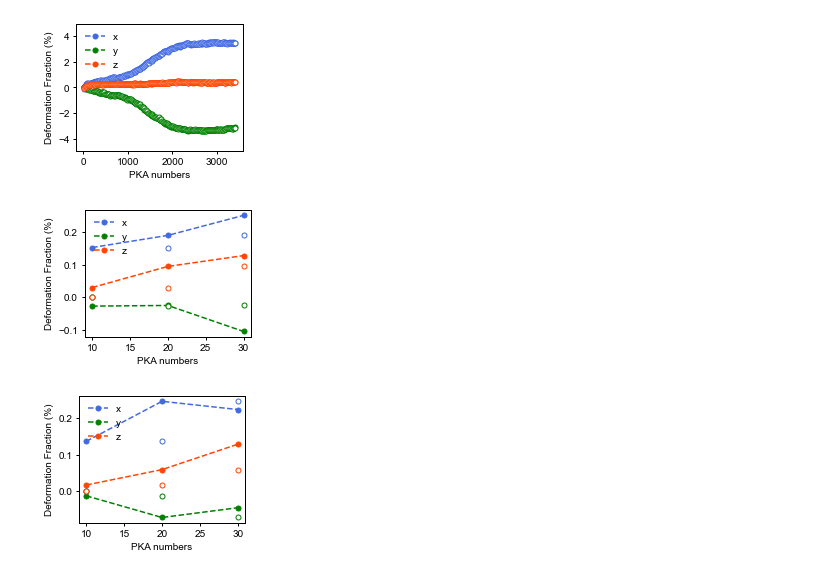
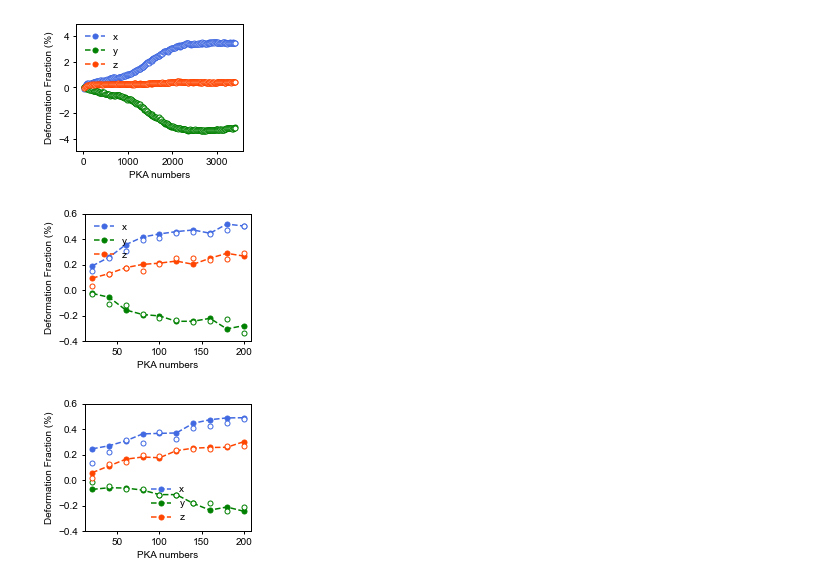
Before and after one commit to HE-RU10/ga2o3, a Jupyter notebook: overlapping_anisotropic_size_change.ipynb, the cells around one changed output. Cells and saved outputs as stored; diff of their text form; code cells hidden in the pictures.

```diff
--- a/overlapping_anisotropic_size_change.ipynb
+++ b/overlapping_anisotropic_size_change.ipynb
@@ -35,7 +35,7 @@ def anisotropic_swelling(lx0, ly0, lz0, avol0, pka, path):
     # Read data from LAMMPS log files
     for i in pka:
         fn = f'{path}lammps.anneal1_{i}'
-        log = File(fn)
+        log = lammps_logfile.File(fn)
         avol.append(log.get("v_avol")[-1] / avol0)
         lx.append((log.get("Lx")[-1] / lx0)*100-100)
         ly.append((log.get("Ly")[-1] / ly0)*100-100)
@@ -43,6 +43,7 @@ def anisotropic_swelling(lx0, ly0, lz0, avol0, pka, path):
         lx1.append((log.get("Lx")[0] / lx0)*100-100)
         ly1.append((log.get("Ly")[0] / ly0)*100-100)
         lz1.append((log.get("Lz")[0] / lz0)*100-100)
+    #print(log.get("Lx")[0],log.get("Ly")[0],log.get("Lz")[0])
     # Plot the data
     axs.plot(pka, lx, marker="o", color='royalblue', linestyle='--', markersize=5, label='x')
     axs.plot(pka, ly, marker="o", color='green', linestyle='--', markersize=5, label='y')
@@ -61,7 +62,7 @@ def anisotropic_swelling(lx0, ly0, lz0, avol0, pka, path):
     axs.tick_params(width=1, length=3, labelsize=10)
     axs.legend(fontsize=10, frameon=False)
     # Set y-axis limits
-    #axs.set_ylim([-1, 1])  # Assuming deformation fraction ranges from -0.2% to 0.2%
+    axs.set_ylim([-0.4, 0.6])  # Assuming deformation fraction ranges from -0.2% to 0.2%
     # Display the plot
     plt.show()
     #plt.plot(pka,avol)
@@ -105,19 +106,19 @@ avol0=11.08054726
 lx0=97.14422072
 ly0=99.03631599
 lz0=94.34952293
-pka=[i+10 for i in range(0,30,10)]
+pka=[i+10 for i in range(10,200,20)]
 lx,ly,lz,avol=anisotropic_swelling(lx0, ly0, lz0, avol0, pka, path)
 #plt.plot(pka,avol)
 # %% [output]
-[figure, old version]
+[figure, new version]
 # %%
 path='/home/heruhe/Desktop/Ga2o3/cascade/5type_overlapping/cascade_anneal/anisotropic/anneal_log/small_box/010/anneal_log/'
 avol0=11.08054726
 lx0=97.14422072
 ly0=99.03631599
 lz0=94.34952293
-pka=[i+10 for i in range(0,30,10)]
+pka=[i+10 for i in range(10,200,20)]
 lx,ly,lz,avol=anisotropic_swelling(lx0, ly0, lz0, avol0, pka, path)
 #plt.plot(pka,avol)
 # %% [output]
-[figure, old version]
+[figure, new version]
```
Also changed, not shown: parts of 1 cell of this notebook.
